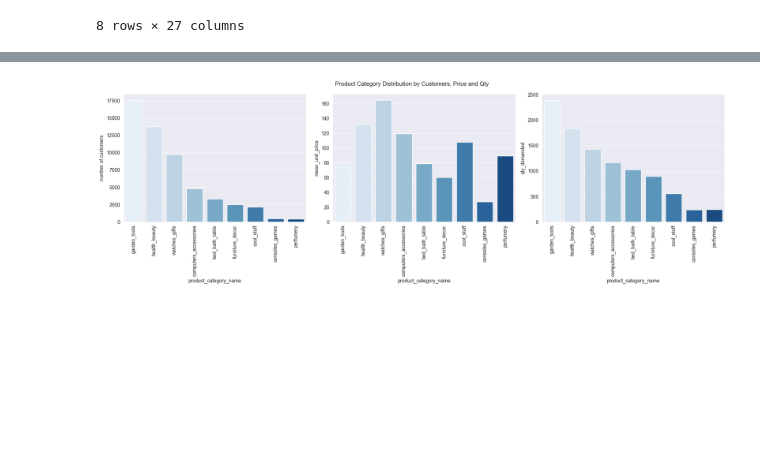
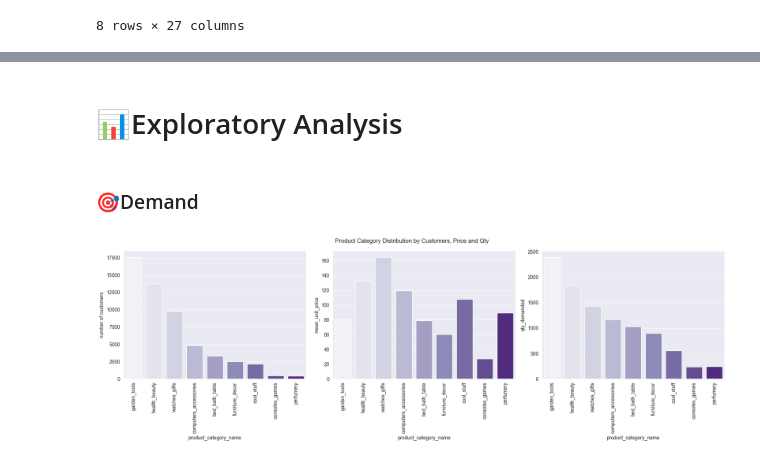
Before and after one commit to enyo-ojo/Pricing-Forecasts-Deal-Support-, a Jupyter notebook: pricing eda.ipynb, the cells around one changed output, grey strips where cells are left out. Cells and saved outputs as stored; diff of their text form; code cells hidden in the pictures; blank space fills up the shorter version.

```diff
--- a/pricing eda.ipynb
+++ b/pricing eda.ipynb
@@ -47,14 +45,18 @@ i haven't been able to figure out what the 's' variable stands for so i'll be dr
+# %% [markdown]
+# 📊Exploratory Analysis
+# %% [markdown]
+### 🎯Demand
 # %%
 prod_category_df = df.groupby('product_category_name').agg({'customers':'sum', 'unit_price': 'mean', 'qty': 'sum'}).sort_values(by='customers', ascending=False).reset_index()
 
 fig, axes = plt.subplots(1, 3, figsize=(18, 6))
 
 for i, col in enumerate(['customers', 'unit_price', 'qty']):
-    sns.barplot(prod_category_df, x='product_category_name', y=col, ax=axes[i], palette="Blues")
+    sns.barplot(prod_category_df, x='product_category_name', y=col, ax=axes[i], palette="Purples")
     axes[i].set_ylabel(['number of customers', 'mean_unit_price', 'qty_demanded'][i])
     axes[i].tick_params(axis='x', rotation=90)
 fig.suptitle('Product Category Distribution by Customers, Price and Qty')
 plt.tight_layout()
 plt.show()
 # %% [output]
-[figure, old version]
+[figure, new version]
```
Also changed, not shown: parts of 25 cells of this notebook, 1 other file.
